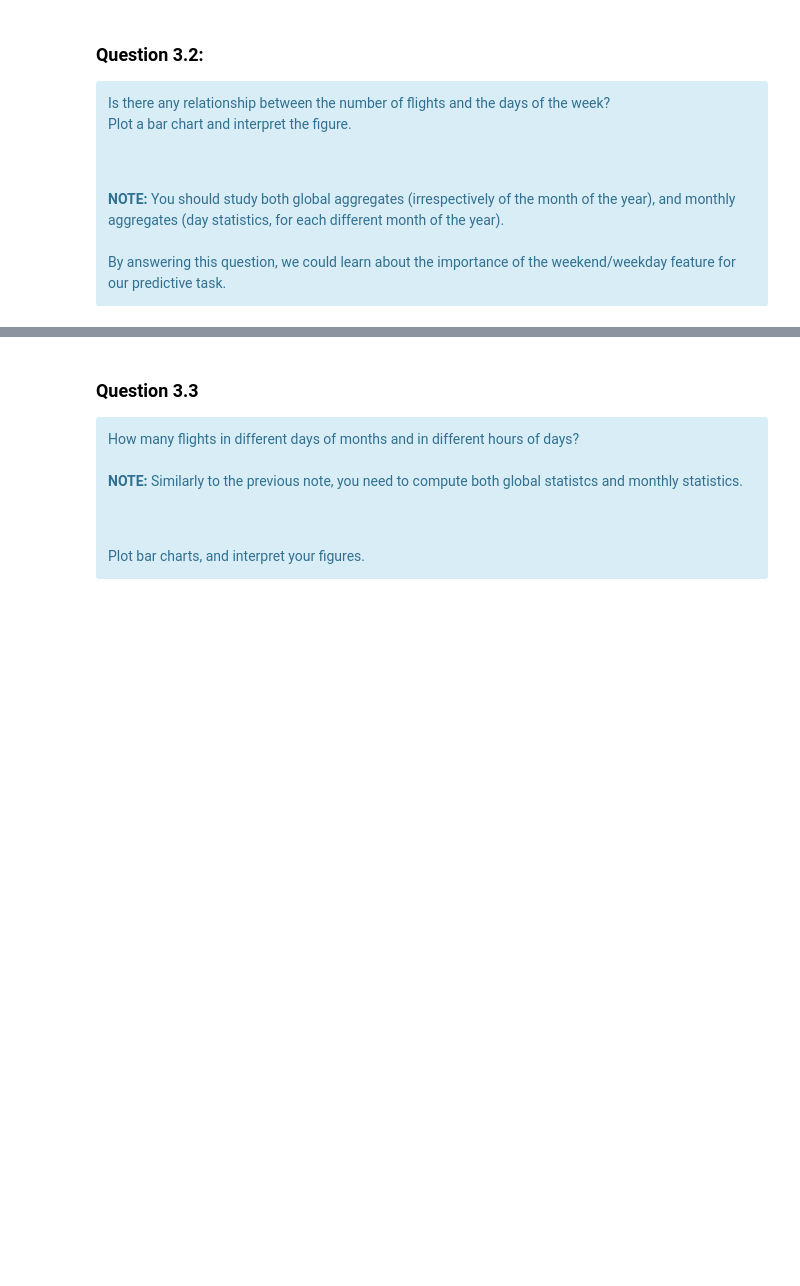
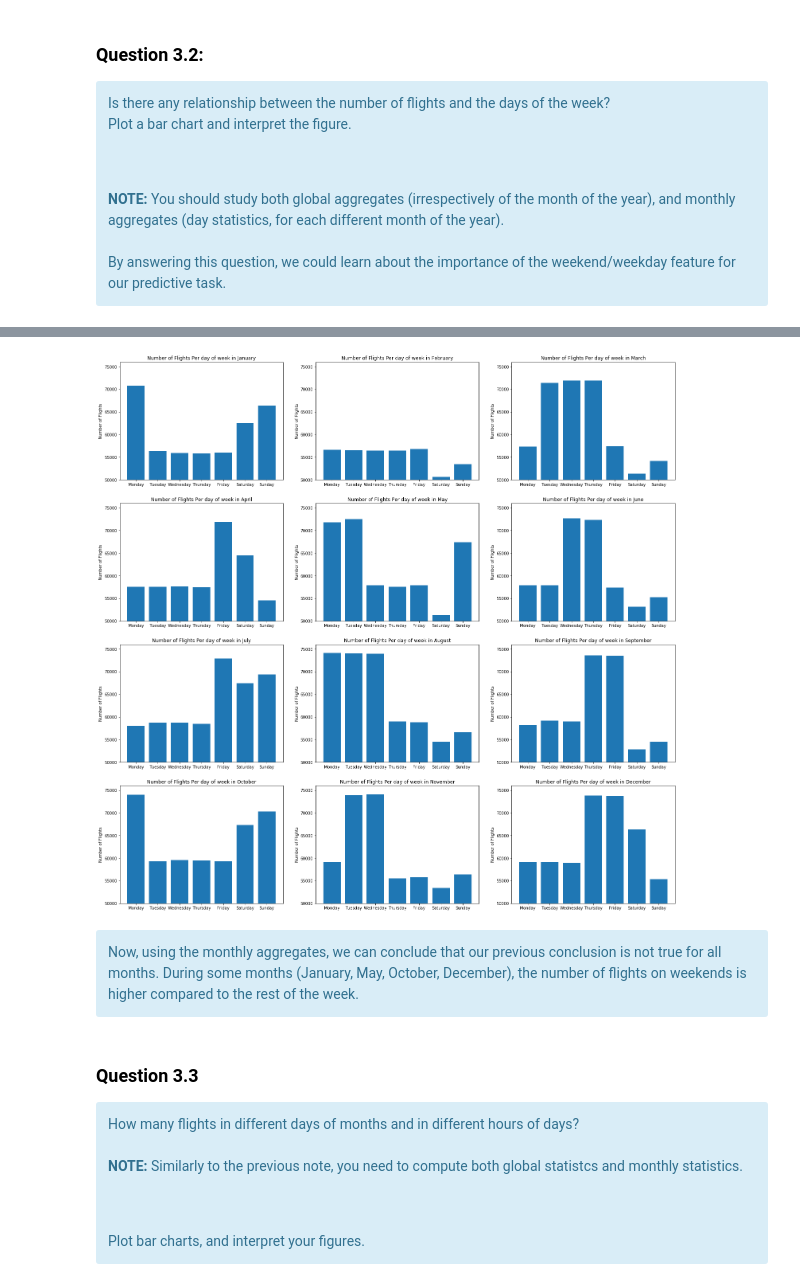
Before and after one commit to firas34/cloudLab2, a Jupyter notebook: SPARSQL.ipynb, the cells around one changed output, grey strips where cells are left out. Saved outputs shown, nothing was run; the diff lists cells and outputs as text; code cells hidden in the pictures; blank space fills up the shorter version.

```diff
--- a/SPARSQL.ipynb
+++ b/SPARSQL.ipynb
@@ -492,3 +523,31 @@ By answering this question, we could learn about the importance of the weekend/w
+# %%
+### display 3 months in each row
+nRow = 4
+nColumn = 3
+plt.figure(figsize=(25, 25))
+for i in range(12):
+    plt.subplot(nRow, nColumn, i+1)
+    #count number of flights per day of week for monthly aggregates
+    flights_per_day_of_week = df[df.month == (i + 1)].groupBy("day_of_week").count().collect()
+    count = [item[1] for item in flights_per_day_of_week]
+    day_of_week = [item[0] for item in flights_per_day_of_week]
+
+    #plot data
+    plt.bar(day_of_week, count, align="center")
+    plt.xticks(day_of_week, [days[(_ - 1)] for _ in day_of_week])
+    axes = plt.gca()
+    axes.set_ylim([50000,76000])
+    plt.xlabel("", fontsize = 10)
+    plt.ylabel("Number of Flights")
+    plt.title("Number of Flights Per day of week in " + months[i])
+plt.show()
+# %% [output]
+[figure, added]
+# %% [markdown]
+<div class="alert alert-info">
+    Now, using the monthly aggregates, we can conclude that our previous conclusion is not true for all months.
+During some months (January, May, October, December), the number of flights on weekends is higher compared to the rest of the week.
+</div>
 # %% [markdown]
 ### Question 3.3
 
```
Also changed, not shown: parts of 19 cells of this notebook.
